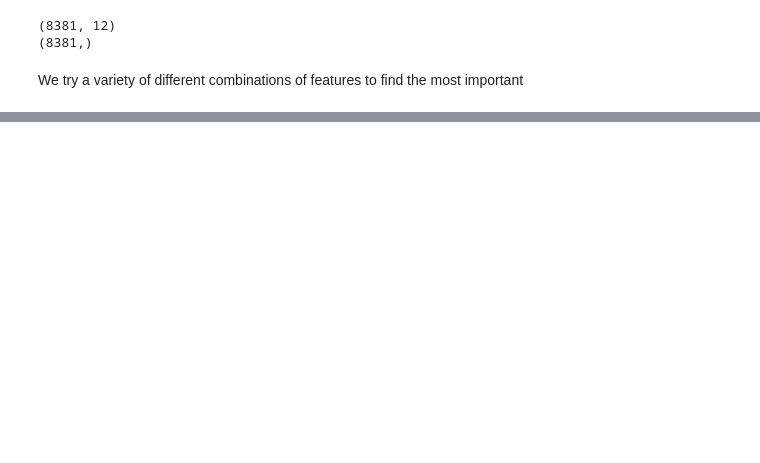
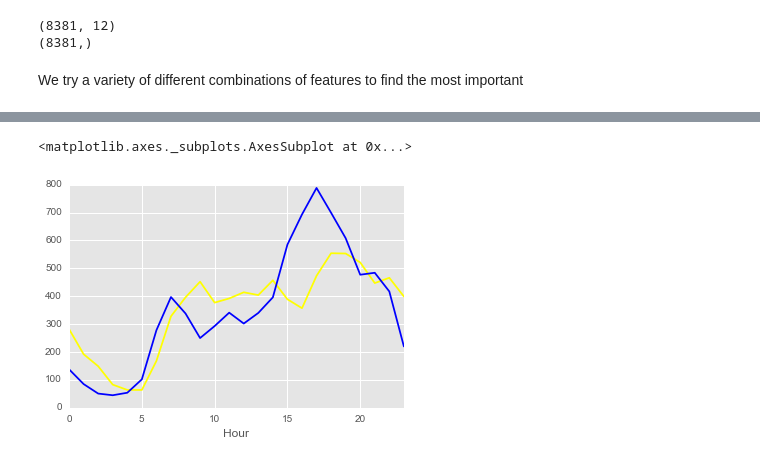
Before and after one commit to dhruvcmu/practicaldatascience, a Jupyter notebook: Final_Report.ipynb, the cells around one changed output, grey strips where cells are left out. Drawn from its saved outputs; the diff is of its cells as text; code cells hidden in the pictures; blank space fills up the shorter version.

```diff
--- a/Final_Report.ipynb
+++ b/Final_Report.ipynb
@@ -348,0 +300,12 @@ Name: class, dtype: int64
+# %%
+# Citation: loop idea from: http://stackoverflow.com/questions/30740046/calculate-distance-to-nearest-feature-with-geopandas
+uber1k = uber[:1000]
+listIntersections = []
+for i, point in enumerate(uber1k.geometry):
+    currSer = manhattan_roads.geometry.apply(lambda x: x.distance(point))
+    l = currSer.nsmallest(146)
+    l = [manhattan_roads[currSer==j]['name'].tolist()[0] for j in l]
+    unique = []
+    dedup = [unique.append(item) for item in l if item not in unique]
+    listIntersections.append(tuple(sorted([unique[0],unique[1]])))
+print Counter(listIntersections).most_common(20)
@@ -484,8 +451,8 @@ pickNdrop['tripTime'] = pickNdrop['dropoff_datetime']-pickNdrop['pickup_datetime
 pickNdrop['tripTime'] = pickNdrop['tripTime'].apply(lambda x: x.seconds)
 pickNdrop['longitudeDiff'] = (pickNdrop['dropoff_longitude']-pickNdrop['pickup_longitude']).abs()
 pickNdrop['latitudeDiff'] = (pickNdrop['dropoff_latitude']-pickNdrop['pickup_latitude']).abs()
-pickNdrop['longitudeDiff'] = normalize_pos_col(pickNdrop['longitudeDiff'])
-pickNdrop['latitudeDiff'] = normalize_pos_col(pickNdrop['latitudeDiff'])
+pickNdrop['longitudeDiff'],_,_ = normalize_pos_col(pickNdrop['longitudeDiff'])
+pickNdrop['latitudeDiff'],_,_ = normalize_pos_col(pickNdrop['latitudeDiff'])
 pickNdrop['dLat'] = normalize_col(pickNdrop['dropoff_latitude'])
 pickNdrop['dLon'] = normalize_col(pickNdrop['dropoff_longitude'])
 pickNdrop['pLat'] = normalize_col(pickNdrop['pickup_latitude'])
@@ -501,7 +468,7 @@ pickNdrop['dropoff_foursquare_feature'] = normalize_pos_col(pickNdrop['dropoff_f
 hour_lookup = dict(pickNdrop['pickup_datetime'].apply(lambda x: x.hour).value_counts().sort_index().iteritems())
 day_lookup = dict(pickNdrop['pickup_datetime'].apply(lambda x: x.weekday()).value_counts().sort_index().iteritems())
 pickNdrop['hour_feature'] = normalize_pos_col(pickNdrop['pickup_datetime'].apply(lambda x: hour_lookup[x.hour]))
-pickNdrop['day_feature'] = normalize_pos_col(pickNdrop['pickup_datetime'].apply(lambda x: hour_lookup[x.weekday()]))
+pickNdrop['day_feature'] = normalize_pos_col(pickNdrop['pickup_datetime'].apply(lambda x: day_lookup[x.weekday()]))
 # %%
 pickNdrop['manhattan_distance'] = 2.47*pickNdrop['latitudeDiff']+pickNdrop['longitudeDiff']
 pickNdrop['manhattan_distance'] = normalize_pos_col(pickNdrop['manhattan_distance'])
@@ -592,0 +554,8 @@ print y_test.shape
+# %%
+plt.xlabel('Hour')
+plt.ylabel('Ride Pickups')
+pickNdrop['pickup_datetime'].apply(lambda x: x.hour).value_counts().sort_index().plot(color='yellow')
+uber['Date/Time'][:8381].apply(pd.to_datetime).apply(lambda x: x.hour).value_counts().sort_index().plot(color='blue')
+# %% [output]
+<matplotlib.axes._subplots.AxesSubplot at 0x...>
+[figure, added]
```
Also changed, not shown: parts of 20 cells of this notebook, 1 other file.
